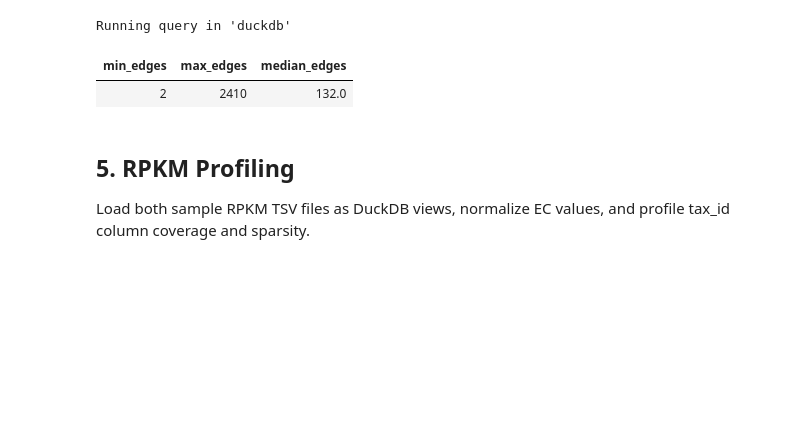
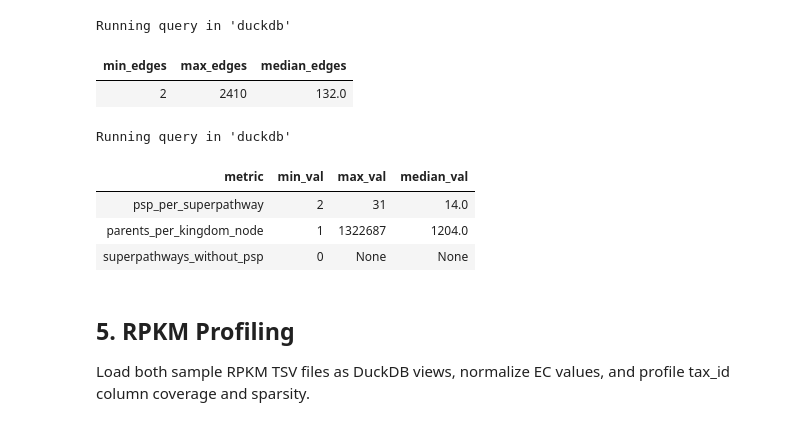
Before and after one commit to ParkinsonLab/metapro-data-vis, a Jupyter notebook: analytics/exploration/notebooks/exploratory_analysis.ipynb, the cells around one changed output. Cells and saved outputs as stored; diff of their text form; code cells hidden in the pictures; blank space fills up the shorter version.

```diff
--- a/analytics/exploration/notebooks/exploratory_analysis.ipynb
+++ b/analytics/exploration/notebooks/exploratory_analysis.ipynb
@@ -209,6 +209,26 @@ FROM (
 Running query in 'duckdb'
 | min_edges | max_edges | median_edges |
 | 2 | 2410 | 132.0 |
+# %%
+%%sql
+-- Reverse cardinalities for ER edge evidence (§4)
+SELECT 'psp_per_superpathway' AS metric,
+       MIN(n) AS min_val, MAX(n) AS max_val, MEDIAN(n) AS median_val
+FROM (SELECT superpathway, COUNT(*) AS n FROM pathway_superpathways GROUP BY superpathway)
+UNION ALL
+SELECT 'parents_per_kingdom_node', MIN(n), MAX(n), MEDIAN(n)
+FROM (SELECT t_kingdom, COUNT(*) AS n FROM parents WHERE t_kingdom IS NOT NULL GROUP BY t_kingdom)
+UNION ALL
+SELECT 'superpathways_without_psp', COUNT(*), NULL, NULL
+FROM superpathways sp
+LEFT JOIN pathway_superpathways psp ON psp.superpathway = sp.id
+WHERE psp.id IS NULL;
+# %% [output]
+Running query in 'duckdb'
+| metric | min_val | max_val | median_val |
+| psp_per_superpathway | 2 | 31 | 14.0 |
+| parents_per_kingdom_node | 1 | 1322687 | 1204.0 |
+| superpathways_without_psp | 0 | None | None |
 # %% [markdown]
 ## 5. RPKM Profiling
 
```
Also changed, not shown: parts of 5 cells of this notebook, 1 other file.
